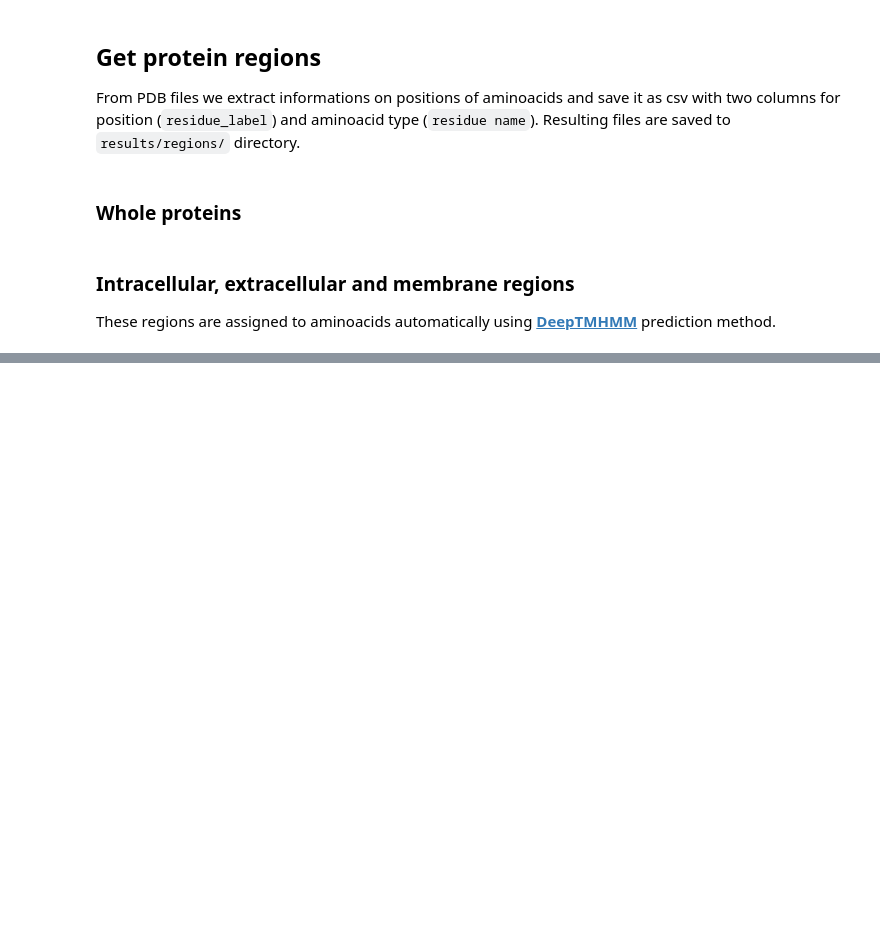
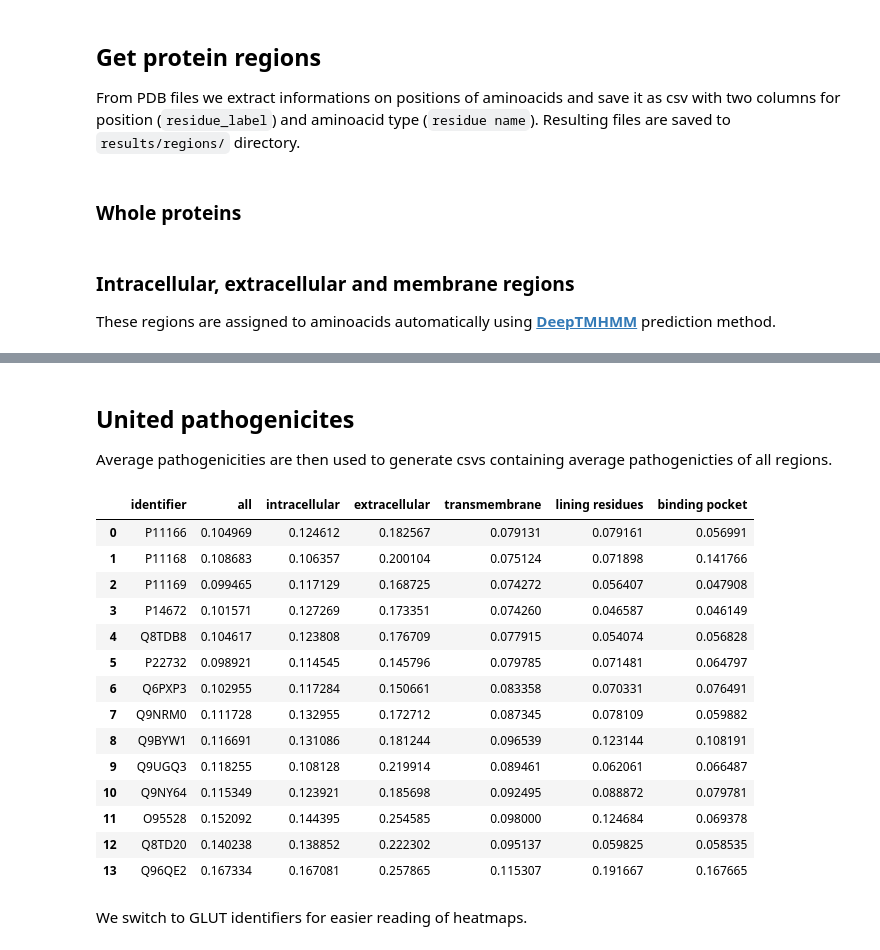
Before and after one commit to DominikMartinat/GLUT_pathogenicity_analysis, a Jupyter notebook: unified_workflow.ipynb, the cells around one changed output, grey strips where cells are left out. Cells and saved outputs as stored; diff of their text form; code cells hidden in the pictures; blank space fills up the shorter version.

```diff
--- a/unified_workflow.ipynb
+++ b/unified_workflow.ipynb
@@ -204,0 +230,3 @@ get_extramembrane_parts(DTM_DIR / 'O95528.3line')
+# %%
+for up_id in proteins.values():
+    regions.lining_residues(moleonline_json = DATA_DIR / f'rowan_cut/moleonline/{up_id}.json', out_file = REG_DIR/ f'{reg_prefix["lining residues"]}_{up_id}.csv')
@@ -204,0 +272,11 @@ get_extramembrane_parts(DTM_DIR / 'O95528.3line')
+# %%
+for up_id in proteins.values():
+    am_patho_csv = AM_DIR / f'{reg_prefix["all"]}_{up_id}.csv'
+    pp_patho_csv = PP_DIR / f'{reg_prefix["all"]}_{up_id}.csv'
+    si_patho_csv = SI_DIR / f'{reg_prefix["all"]}_{up_id}.csv'
+
+    #create file for rest of regions
+    for reg in ['extracellular','transmembrane','intracellular']:
+        analysis.assign_pathogenicity(am_patho_csv, region_csv = REG_DIR / f'{reg_prefix[reg]}_{up_id}.csv',out_file = AM_DIR / f'{reg_prefix[reg]}_{up_id}.csv')
+        analysis.assign_pathogenicity(pp_patho_csv, region_csv = REG_DIR / f'{reg_prefix[reg]}_{up_id}.csv',out_file = PP_DIR / f'{reg_prefix[reg]}_{up_id}.csv')
+        analysis.assign_pathogenicity(si_patho_csv, region_csv = REG_DIR / f'{reg_prefix[reg]}_{up_id}.csv',out_file = SI_DIR / f'{reg_prefix[reg]}_{up_id}.csv')
@@ -204,0 +336,34 @@ get_extramembrane_parts(DTM_DIR / 'O95528.3line')
+# %%
+for prefix in reg_prefix.values():
+    analysis.average_pathogenicity(patho_dir = AM_DIR, region_prefix = prefix, up_id_list = proteins.values(), out_file = AM_DIR / f'{prefix}_average_patho.csv')
+    analysis.average_pathogenicity(patho_dir = PP_DIR, region_prefix = prefix, up_id_list = proteins.values(), out_file = PP_DIR / f'{prefix}_average_patho.csv')
+    analysis.average_pathogenicity(patho_dir = SI_DIR, region_prefix = prefix, up_id_list = proteins.values(), out_file = SI_DIR / f'{prefix}_average_patho.csv')
+# %% [markdown]
+## United pathogenicites
+Average pathogenicities are then used to generate csvs containing average pathogenicties of all regions.
+# %%
+for directory in [AM_DIR, PP_DIR, SI_DIR]:
+    files = []
+    for prefix in reg_prefix.values():
+        files.append(directory / f'{prefix}_average_patho.csv')
+    columns = ['identifier']+list(reg_prefix.keys())
+    df = source.helpers.unite_csvs(files, directory / 'united_averages.csv', id_col = 1, colnames = columns, return_df = True)
+df
+# %% [output]
+|  | identifier | all | intracellular | extracellular | transmembrane | lining residues | binding pocket |
+| 0 | P11166 | 0.104969 | 0.124612 | 0.182567 | 0.079131 | 0.079161 | 0.056991 |
+| 1 | P11168 | 0.108683 | 0.106357 | 0.200104 | 0.075124 | 0.071898 | 0.141766 |
+| 2 | P11169 | 0.099465 | 0.117129 | 0.168725 | 0.074272 | 0.056407 | 0.047908 |
+| 3 | P14672 | 0.101571 | 0.127269 | 0.173351 | 0.074260 | 0.046587 | 0.046149 |
+| 4 | Q8TDB8 | 0.104617 | 0.123808 | 0.176709 | 0.077915 | 0.054074 | 0.056828 |
+| 5 | P22732 | 0.098921 | 0.114545 | 0.145796 | 0.079785 | 0.071481 | 0.064797 |
+| 6 | Q6PXP3 | 0.102955 | 0.117284 | 0.150661 | 0.083358 | 0.070331 | 0.076491 |
+| 7 | Q9NRM0 | 0.111728 | 0.132955 | 0.172712 | 0.087345 | 0.078109 | 0.059882 |
+| 8 | Q9BYW1 | 0.116691 | 0.131086 | 0.181244 | 0.096539 | 0.123144 | 0.108191 |
+| 9 | Q9UGQ3 | 0.118255 | 0.108128 | 0.219914 | 0.089461 | 0.062061 | 0.066487 |
+| 10 | Q9NY64 | 0.115349 | 0.123921 | 0.185698 | 0.092495 | 0.088872 | 0.079781 |
+| 11 | O95528 | 0.152092 | 0.144395 | 0.254585 | 0.098000 | 0.124684 | 0.069378 |
+| 12 | Q8TD20 | 0.140238 | 0.138852 | 0.222302 | 0.095137 | 0.059825 | 0.058535 |
+| 13 | Q96QE2 | 0.167334 | 0.167081 | 0.257865 | 0.115307 | 0.191667 | 0.167665 |
+# %% [markdown]
+We switch to GLUT identifiers for easier reading of heatmaps.
```
Also changed, not shown: parts of 31 cells of this notebook.
